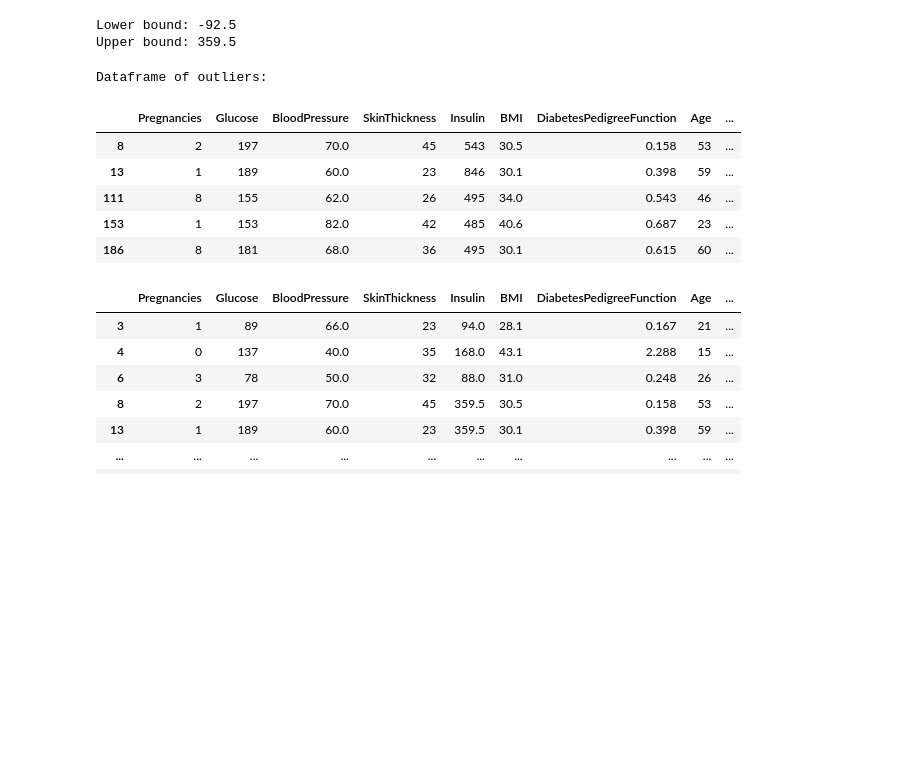
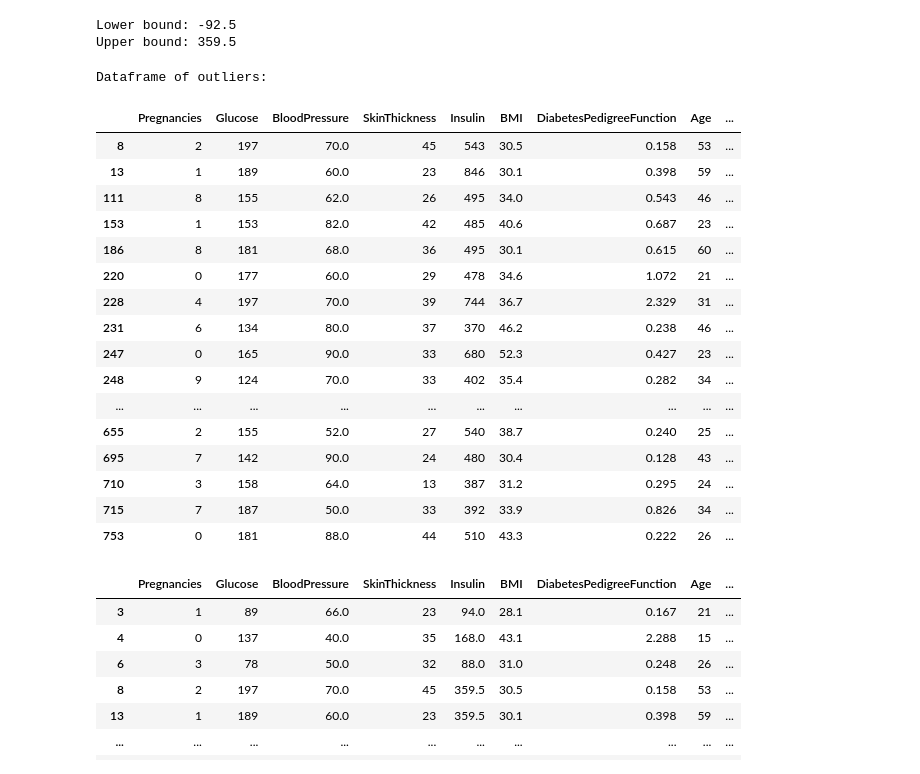
Before and after one commit to seankendall/UCD_Data_Mining, a Jupyter notebook: Practical 1/Practical1B.ipynb, the cells around one changed output. Cells and saved outputs as stored; diff of their text form; code cells hidden in the pictures; blank space fills up the shorter version.

```diff
--- a/Practical 1/Practical1B.ipynb
+++ b/Practical 1/Practical1B.ipynb
@@ -88,17 +100,28 @@ Lower bound: -92.5
 Upper bound: 359.5
 # %%
 # displaying outliers
-outliers = df.loc[(df['Insulin'] < lower) | (df['Insulin'] > upper)]
+outliers = df.loc[(df["Insulin"] < lower) | (df["Insulin"] > upper)]
 print("Dataframe of outliers:")
-outliers.head()
+outliers
 # %% [output]
 Dataframe of outliers:
 |  | Pregnancies | Glucose | BloodPressure | SkinThickness | Insulin | BMI | DiabetesPedigreeFunction | Age | ... |
 | 8 | 2 | 197 | 70.0 | 45 | 543 | 30.5 | 0.158 | 53 | ... |
 | 13 | 1 | 189 | 60.0 | 23 | 846 | 30.1 | 0.398 | 59 | ... |
 | 111 | 8 | 155 | 62.0 | 26 | 495 | 34.0 | 0.543 | 46 | ... |
 | 153 | 1 | 153 | 82.0 | 42 | 485 | 40.6 | 0.687 | 23 | ... |
 | 186 | 8 | 181 | 68.0 | 36 | 495 | 30.1 | 0.615 | 60 | ... |
+| 220 | 0 | 177 | 60.0 | 29 | 478 | 34.6 | 1.072 | 21 | ... |
+| 228 | 4 | 197 | 70.0 | 39 | 744 | 36.7 | 2.329 | 31 | ... |
+| 231 | 6 | 134 | 80.0 | 37 | 370 | 46.2 | 0.238 | 46 | ... |
+| 247 | 0 | 165 | 90.0 | 33 | 680 | 52.3 | 0.427 | 23 | ... |
+| 248 | 9 | 124 | 70.0 | 33 | 402 | 35.4 | 0.282 | 34 | ... |
+| ... | ... | ... | ... | ... | ... | ... | ... | ... | ... |
+| 655 | 2 | 155 | 52.0 | 27 | 540 | 38.7 | 0.240 | 25 | ... |
+| 695 | 7 | 142 | 90.0 | 24 | 480 | 30.4 | 0.128 | 43 | ... |
+| 710 | 3 | 158 | 64.0 | 13 | 387 | 31.2 | 0.295 | 24 | ... |
+| 715 | 7 | 187 | 50.0 | 33 | 392 | 33.9 | 0.826 | 34 | ... |
+| 753 | 0 | 181 | 88.0 | 44 | 510 | 43.3 | 0.222 | 26 | ... |
 # %%
 # converting low outliers to lower bound value and high outliers to high bound value
 df.loc[df["Insulin"] < lower, "Insulin"] = lower
```
Also changed, not shown: parts of 7 cells of this notebook, 1 other file.
